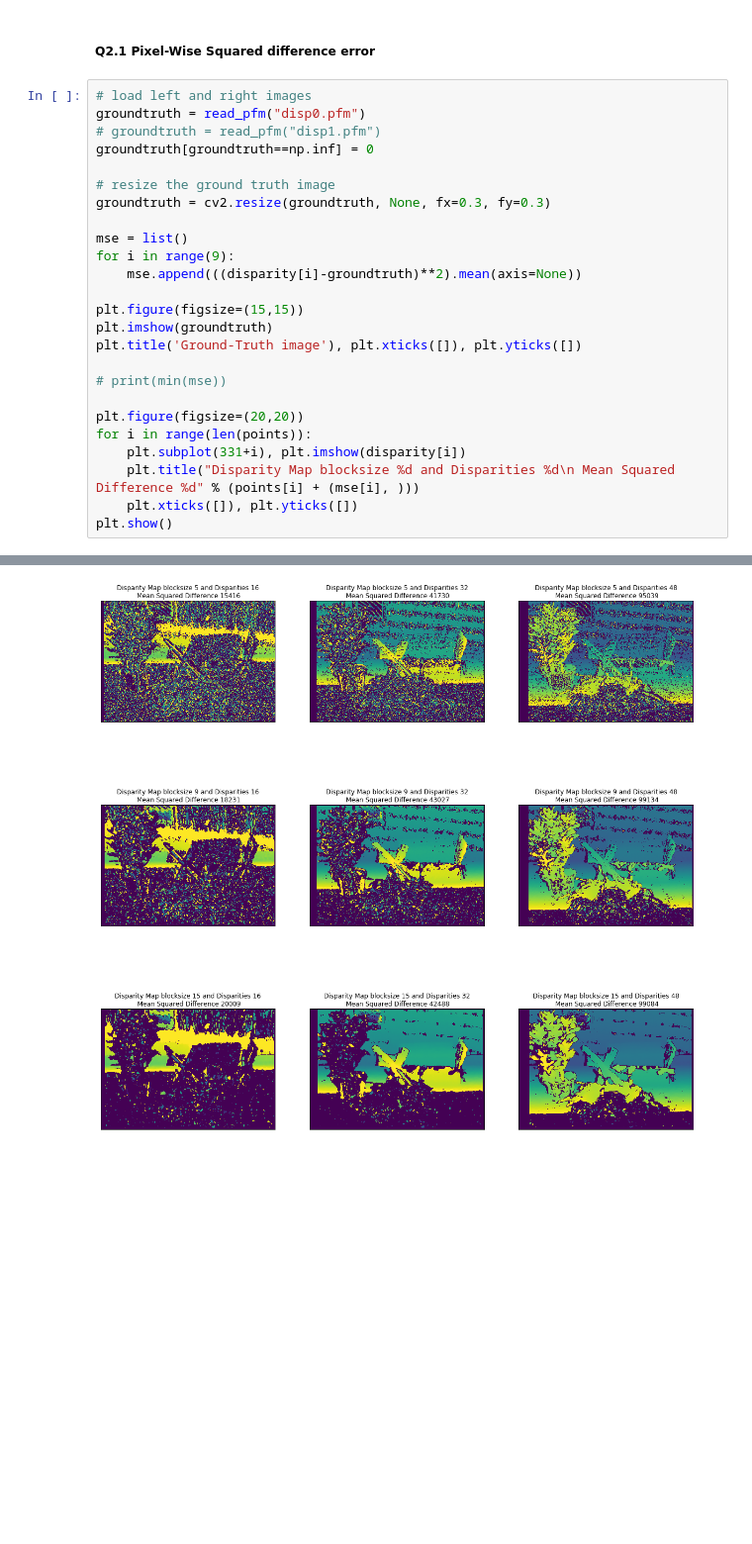
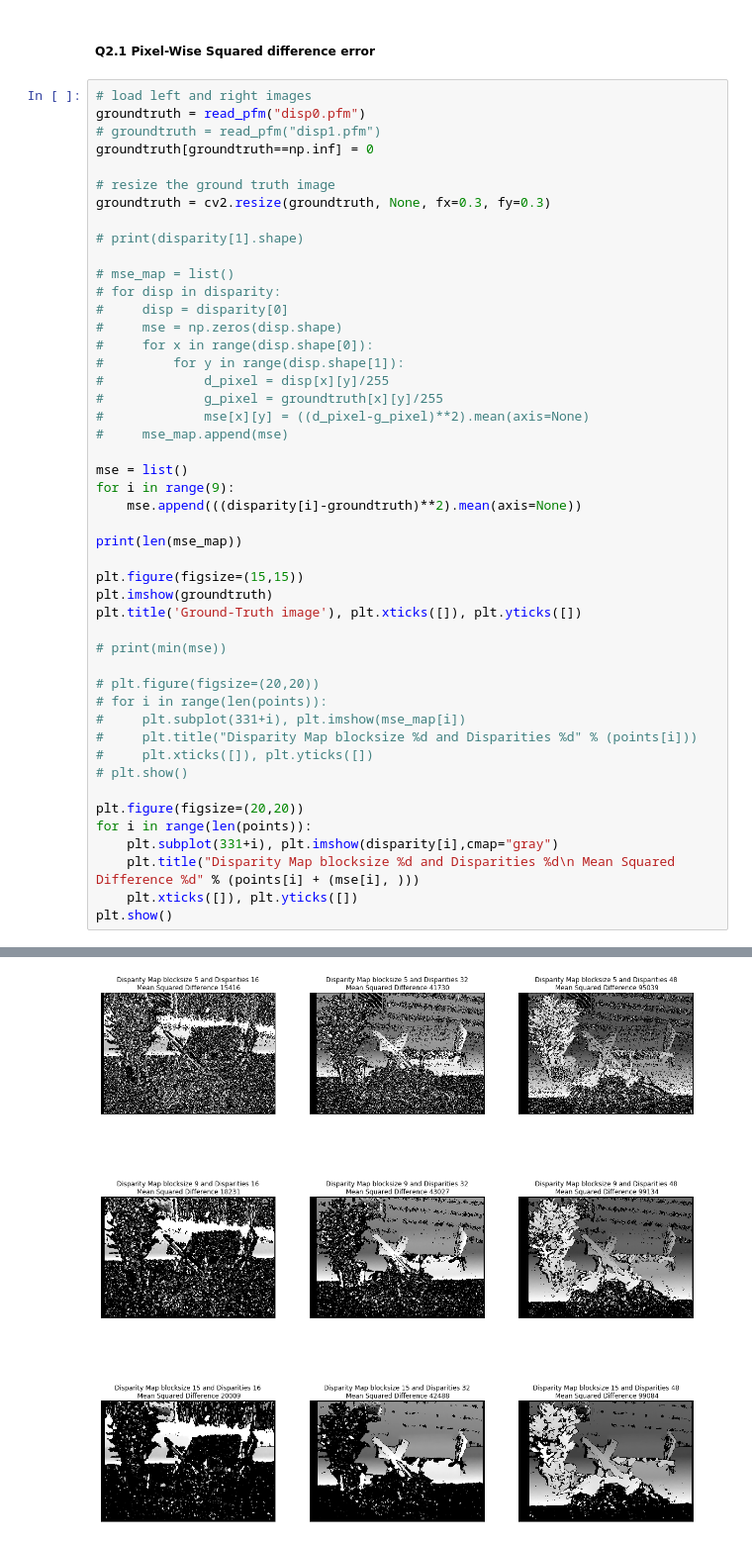
Before and after one commit to bryanjay28/ECSE415, a Jupyter notebook: Assignment3/Depth_Estimation.ipynb, the cells around one changed output, grey strips where cells are left out. Shown at 99% size. Cells and saved outputs as stored; diff of their text form; blank space fills up the shorter version.

```diff
--- a/Assignment3/Depth_Estimation.ipynb
+++ b/Assignment3/Depth_Estimation.ipynb
@@ -95,9 +95,24 @@ groundtruth[groundtruth==np.inf] = 0
 # resize the ground truth image
 groundtruth = cv2.resize(groundtruth, None, fx=0.3, fy=0.3)
 
+# print(disparity[1].shape)
+
+# mse_map = list()
+# for disp in disparity:
+#     disp = disparity[0]
+#     mse = np.zeros(disp.shape)
+#     for x in range(disp.shape[0]):
+#         for y in range(disp.shape[1]):
+#             d_pixel = disp[x][y]/255
+#             g_pixel = groundtruth[x][y]/255
+#             mse[x][y] = ((d_pixel-g_pixel)**2).mean(axis=None)
+#     mse_map.append(mse)
+
 mse = list()
 for i in range(9):
     mse.append(((disparity[i]-groundtruth)**2).mean(axis=None))
+
+print(len(mse_map))
 
 plt.figure(figsize=(15,15))
 plt.imshow(groundtruth)
@@ -105,9 +120,16 @@ plt.title('Ground-Truth image'), plt.xticks([]), plt.yticks([])
 
 # print(min(mse))
 
+# plt.figure(figsize=(20,20))
+# for i in range(len(points)):
+#     plt.subplot(331+i), plt.imshow(mse_map[i])
+#     plt.title("Disparity Map blocksize %d and Disparities %d" % (points[i]))
+#     plt.xticks([]), plt.yticks([])
+# plt.show()
+
 plt.figure(figsize=(20,20))
 for i in range(len(points)):
-    plt.subplot(331+i), plt.imshow(disparity[i])
+    plt.subplot(331+i), plt.imshow(disparity[i],cmap="gray")
     plt.title("Disparity Map blocksize %d and Disparities %d\n Mean Squared Difference %d" % (points[i] + (mse[i], )))
     plt.xticks([]), plt.yticks([])
 plt.show()
@@ -115,5 +138,5 @@ plt.show()
 [figure]
-[figure, old version]
+[figure, new version]
 # %% [markdown]
 ##### Comment on the Error-maps
 
```
Also changed, not shown: parts of 2 cells of this notebook, 4 other files.
